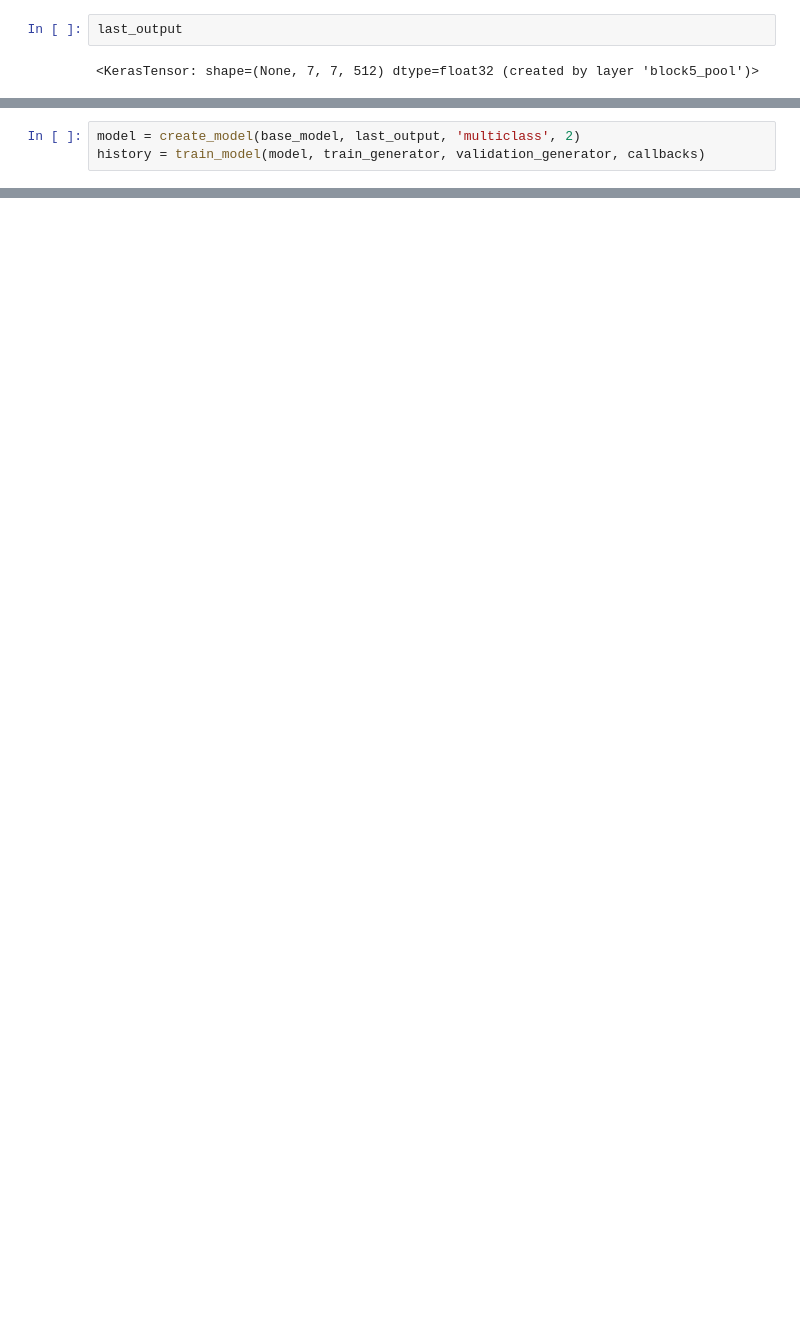
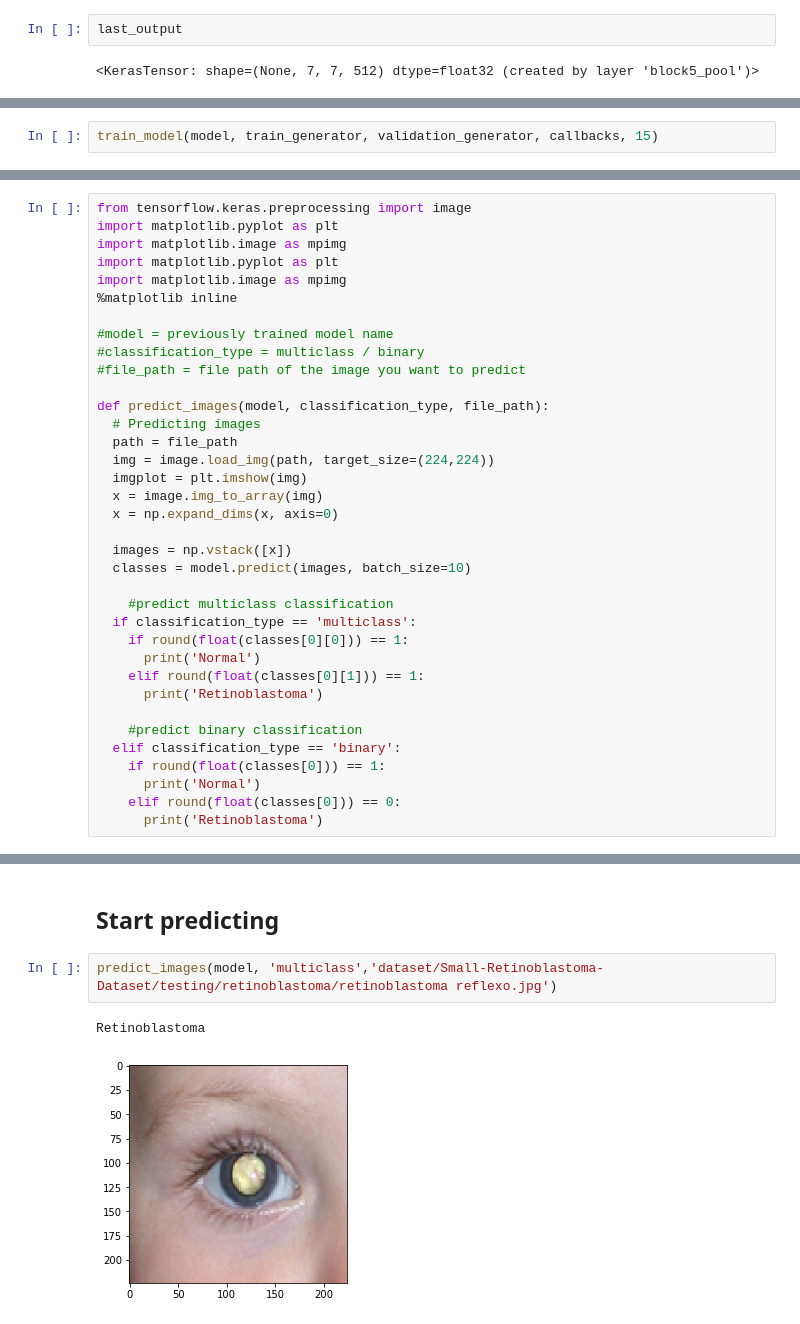
Before and after one commit to hugomuhammad/MachineLearning-ClearVis, a Jupyter notebook: Retinoblastoma_Detection.ipynb, the cells around one changed output, grey strips where cells are left out. Cells and saved outputs as stored; diff of their text form; blank space fills up the shorter version.

Commit message:
Updated Retinoblastoma_Detection.ipynb
26-06-2022

```diff
--- a/Retinoblastoma_Detection.ipynb
+++ b/Retinoblastoma_Detection.ipynb
@@ -231,3 +156,0 @@ model.summary()'''
-# %%
-model = create_model(base_model, last_output, 'multiclass', 2)
-history = train_model(model, train_generator, validation_generator, callbacks)
@@ -380,0 +273,2 @@ no reflection = normal ✅
+# %%
+train_model(model, train_generator, validation_generator, callbacks, 15)
@@ -380,0 +413,36 @@ no reflection = normal ✅
+# %%
+from tensorflow.keras.preprocessing import image
+import matplotlib.pyplot as plt
+import matplotlib.image as mpimg
+import matplotlib.pyplot as plt
+import matplotlib.image as mpimg
+%matplotlib inline
+
+#model = previously trained model name
+#classification_type = multiclass / binary
+#file_path = file path of the image you want to predict
+
+def predict_images(model, classification_type, file_path):
+  # Predicting images
+  path = file_path
+  img = image.load_img(path, target_size=(224,224))
+  imgplot = plt.imshow(img)
+  x = image.img_to_array(img)
+  x = np.expand_dims(x, axis=0)
+
+  images = np.vstack([x])
+  classes = model.predict(images, batch_size=10)
+
+    #predict multiclass classification
+  if classification_type == 'multiclass':
+    if round(float(classes[0][0])) == 1:
+      print('Normal')
+    elif round(float(classes[0][1])) == 1:
+      print('Retinoblastoma')
+
+    #predict binary classification
+  elif classification_type == 'binary':
+    if round(float(classes[0])) == 1:
+      print('Normal')
+    elif round(float(classes[0])) == 0:
+      print('Retinoblastoma')
@@ -380,0 +491,7 @@ no reflection = normal ✅
+# %% [markdown]
+## Start predicting
+# %%
+predict_images(model, 'multiclass','dataset/Small-Retinoblastoma-Dataset/testing/retinoblastoma/retinoblastoma reflexo.jpg')
+# %% [output]
+Retinoblastoma
+[figure, added]
```
Also changed, not shown: parts of 82 cells of this notebook.
